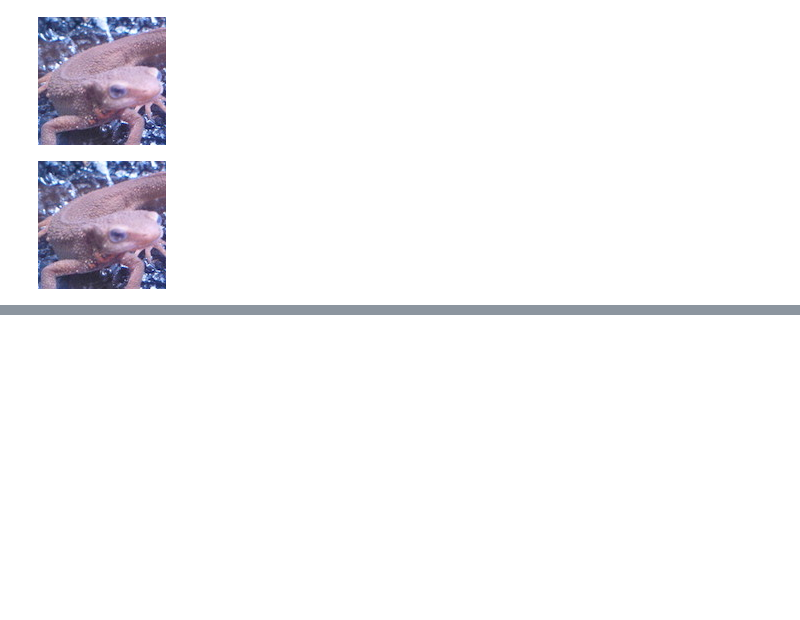
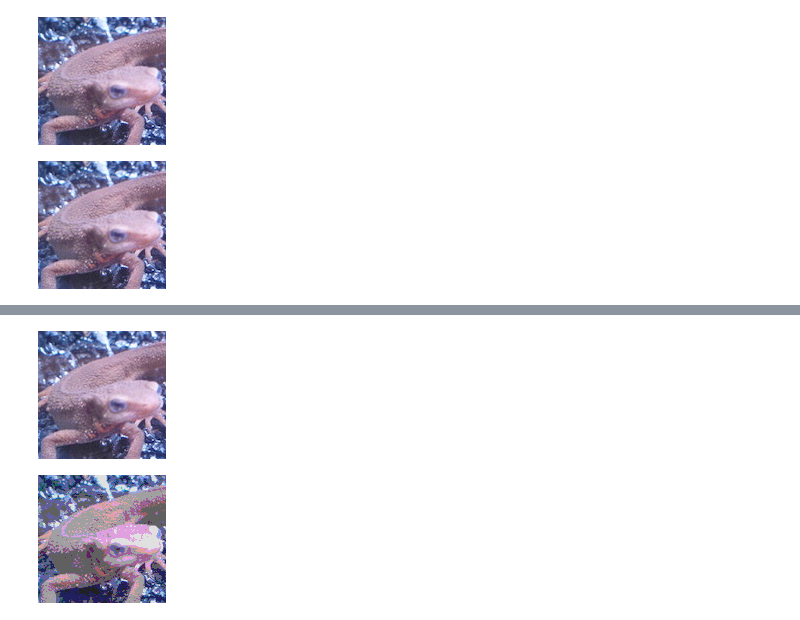
Before and after one commit to whatalnk/Gasyori100knock, a Jupyter notebook: notebooks/Question_01_10.ipynb, the cells around one changed output, grey strips where cells are left out. Cells and saved outputs as stored; diff of their text form; code cells hidden in the pictures; blank space fills up the shorter version.

Commit message:
Q6. color reduction

```diff
--- a/notebooks/Question_01_10.ipynb
+++ b/notebooks/Question_01_10.ipynb
@@ -306,0 +314,26 @@ cv2_imshow(out)
+# %%
+def color_reduction(img):
+  B = img[..., 0].copy()
+  G = img[..., 1].copy()
+  R = img[..., 2].copy()
+  out = np.zeros_like(img, dtype=np.uint8)
+
+  thr = [0, 64, 128, 192, 256]
+  vals = [32, 96, 160, 224]
+  for i in range(4):
+    ind = np.where((B >= thr[i]) & (B < thr[i+1]))
+    out[..., 0][ind] = vals[i]
+    ind = np.where((G >= thr[i]) & (G < thr[i+1]))
+    out[..., 1][ind] = vals[i]
+    ind = np.where((R >= thr[i]) & (R < thr[i+1]))
+    out[..., 2][ind] = vals[i]
+  return out
+
+img = cv2.imread("imori.jpg")
+cv2_imshow(img)
+print()
+out = color_reduction(img)
+cv2_imshow(out)
+# %% [output]
+[figure, added]
+[figure, added]
```
Also changed, not shown: parts of 4 cells of this notebook.
